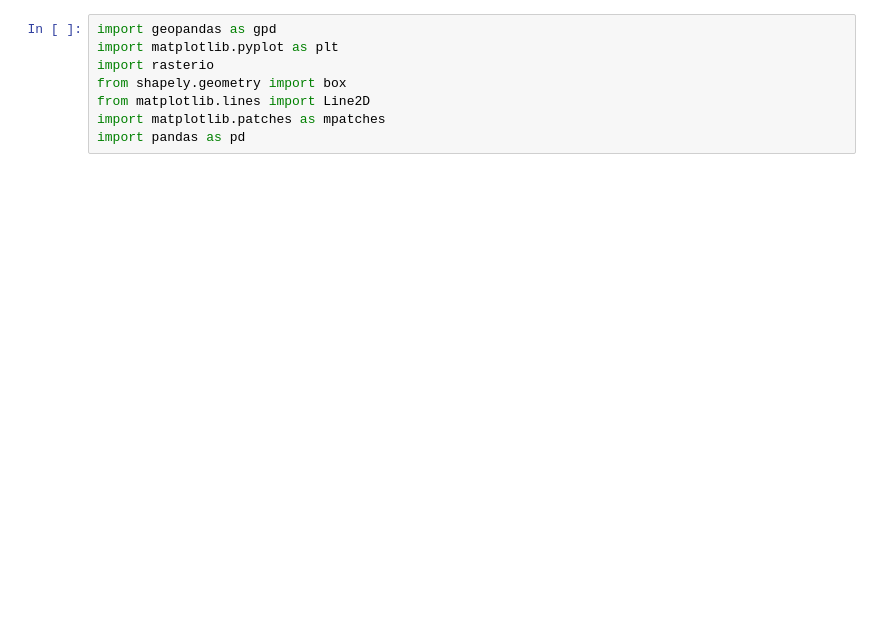
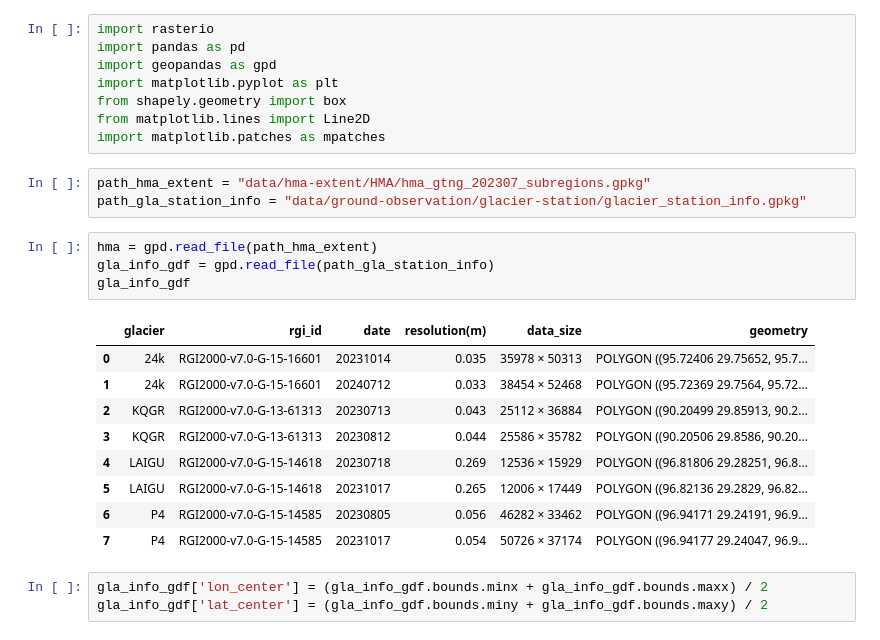
Before and after one commit to Hydrological-Observation-Group/HMA-GIS-Data, a Jupyter notebook: visual/ground-observation/2_1_glacier_sites_loc.ipynb, the cells around one changed output. Saved outputs shown, nothing was run; the diff lists cells and outputs as text; blank space fills up the shorter version.

```diff
--- a/visual/ground-observation/2_1_glacier_sites_loc.ipynb
+++ b/visual/ground-observation/2_1_glacier_sites_loc.ipynb
@@ -1,8 +1,28 @@
 # %%
+import rasterio
+import pandas as pd
 import geopandas as gpd
 import matplotlib.pyplot as plt
-import rasterio
 from shapely.geometry import box
 from matplotlib.lines import Line2D
 import matplotlib.patches as mpatches
-import pandas as pd
+# %%
+path_hma_extent = "data/hma-extent/HMA/hma_gtng_202307_subregions.gpkg"
+path_gla_station_info = "data/ground-observation/glacier-station/glacier_station_info.gpkg"
+# %%
+hma = gpd.read_file(path_hma_extent)
+gla_info_gdf = gpd.read_file(path_gla_station_info)
+gla_info_gdf
+# %% [output]
+|  | glacier | rgi_id | date | resolution(m) | data_size | geometry |
+| 0 | 24k | RGI2000-v7.0-G-15-16601 | 20231014 | 0.035 | 35978 × 50313 | POLYGON ((95.72406 29.75652, 95.7... |
+| 1 | 24k | RGI2000-v7.0-G-15-16601 | 20240712 | 0.033 | 38454 × 52468 | POLYGON ((95.72369 29.7564, 95.72... |
+| 2 | KQGR | RGI2000-v7.0-G-13-61313 | 20230713 | 0.043 | 25112 × 36884 | POLYGON ((90.20499 29.85913, 90.2... |
+| 3 | KQGR | RGI2000-v7.0-G-13-61313 | 20230812 | 0.044 | 25586 × 35782 | POLYGON ((90.20506 29.8586, 90.20... |
+| 4 | LAIGU | RGI2000-v7.0-G-15-14618 | 20230718 | 0.269 | 12536 × 15929 | POLYGON ((96.81806 29.28251, 96.8... |
+| 5 | LAIGU | RGI2000-v7.0-G-15-14618 | 20231017 | 0.265 | 12006 × 17449 | POLYGON ((96.82136 29.2829, 96.82... |
+| 6 | P4 | RGI2000-v7.0-G-15-14585 | 20230805 | 0.056 | 46282 × 33462 | POLYGON ((96.94171 29.24191, 96.9... |
+| 7 | P4 | RGI2000-v7.0-G-15-14585 | 20231017 | 0.054 | 50726 × 37174 | POLYGON ((96.94177 29.24047, 96.9... |
+# %%
+gla_info_gdf['lon_center'] = (gla_info_gdf.bounds.minx + gla_info_gdf.bounds.maxx) / 2
+gla_info_gdf['lat_center'] = (gla_info_gdf.bounds.miny + gla_info_gdf.bounds.maxy) / 2
```
Also changed, not shown: parts of 5 cells of this notebook, 14 other files.
